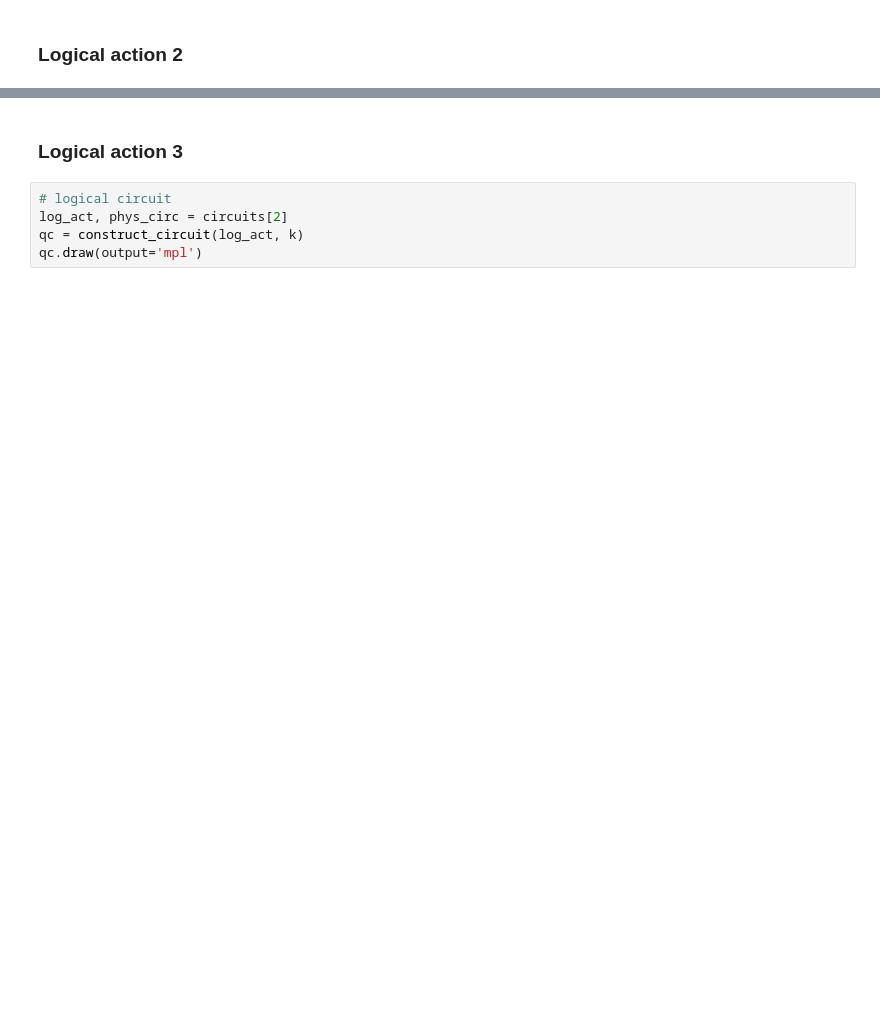
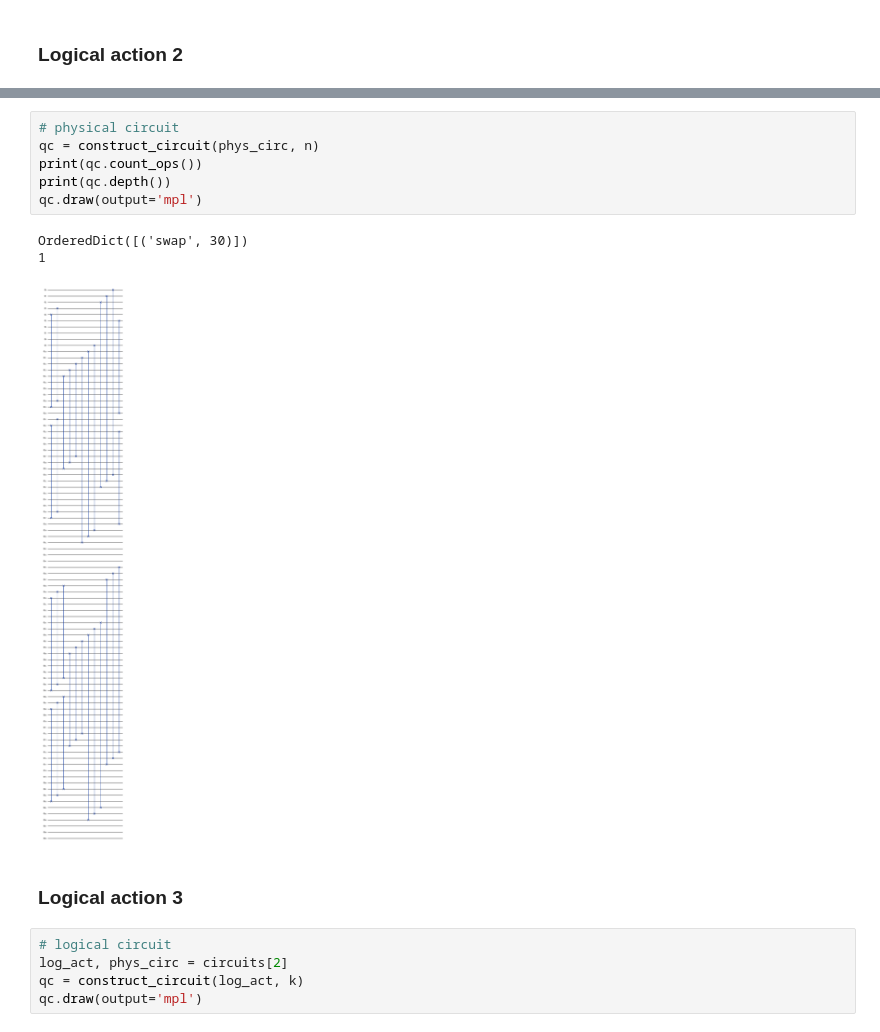
Before and after one commit to hsayginel/autqec, a Jupyter notebook: examples/bivariant_bicycle_codes/[[90,8,10]].ipynb, the cells around one changed output, grey strips where cells are left out. Saved outputs shown, nothing was run; the diff lists cells and outputs as text; blank space fills up the shorter version.

```diff
--- a/examples/bivariant_bicycle_codes/[[90,8,10]].ipynb
+++ b/examples/bivariant_bicycle_codes/[[90,8,10]].ipynb
@@ -82,3 +109,13 @@ qc.draw(output='mpl')
+# %%
+# physical circuit
+qc = construct_circuit(phys_circ, n)
+print(qc.count_ops())
+print(qc.depth())
+qc.draw(output='mpl')
+# %% [output]
+OrderedDict([('swap', 30)])
+1
+[figure, added]
 # %% [markdown]
 ### Logical action 3
 # %%
```
Also changed, not shown: parts of 38 cells of this notebook, 47 other files.
